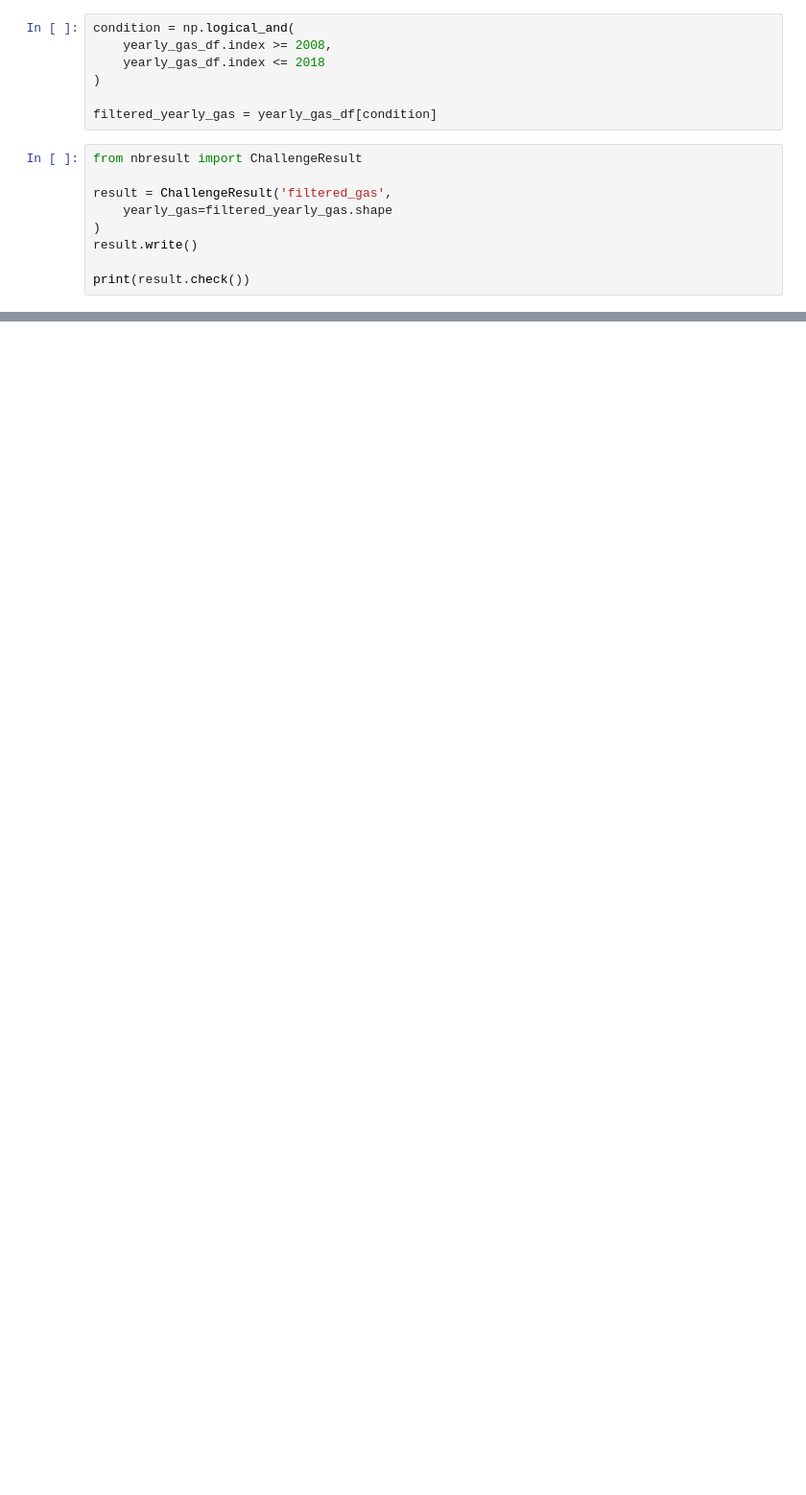
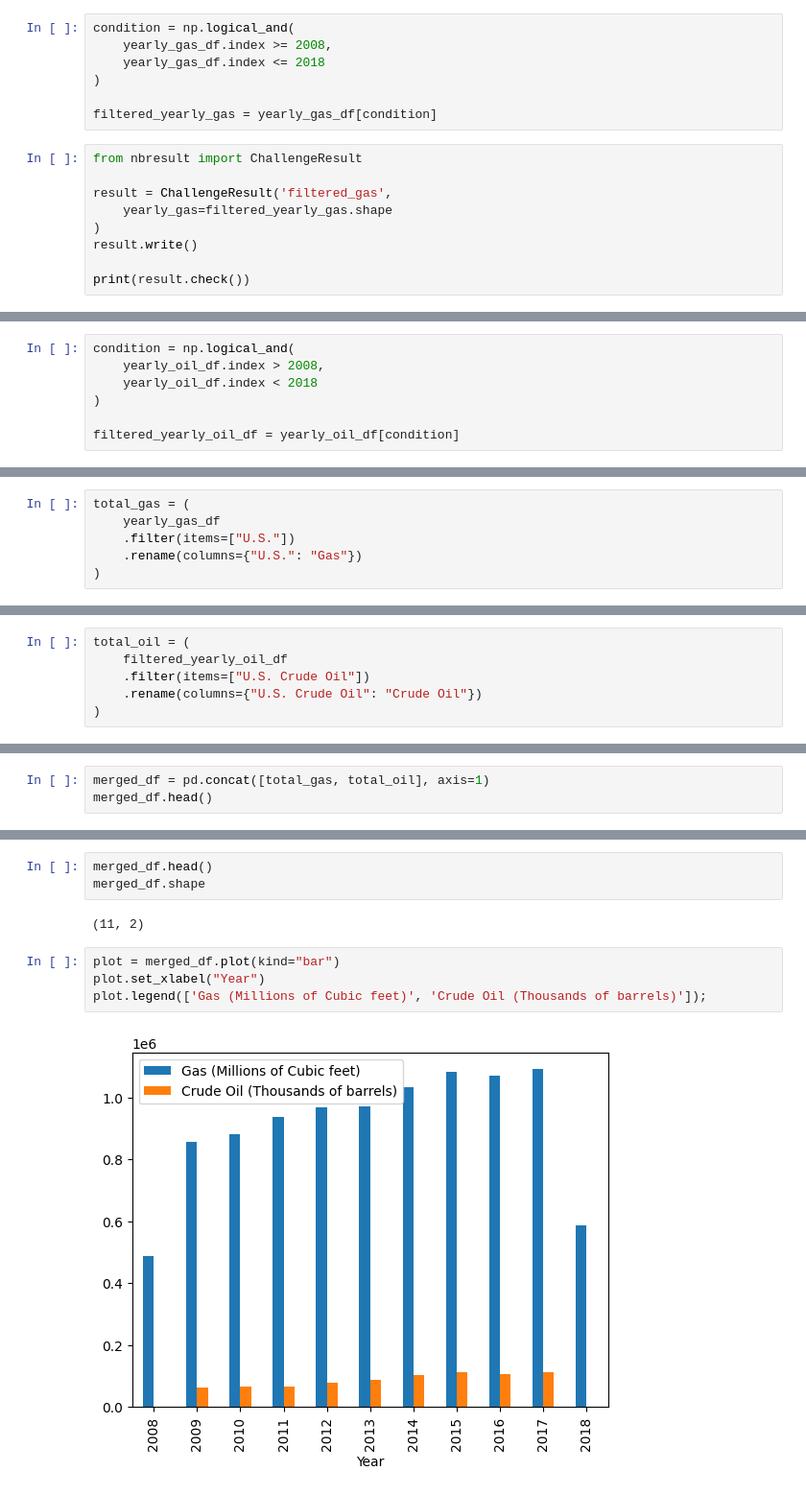
Before and after one commit to itsyeren/data-us-oil-and-gas-production, a Jupyter notebook: oil_and_gas.ipynb, the cells around one changed output, grey strips where cells are left out. Shown at 96% size. Drawn from its saved outputs; the diff is of its cells as text; blank space fills up the shorter version.

Commit message:
Merge oil and gas analysis

```diff
--- a/oil_and_gas.ipynb
+++ b/oil_and_gas.ipynb
@@ -141,0 +219,7 @@ print(result.check())
+# %%
+condition = np.logical_and(
+    yearly_oil_df.index > 2008,
+    yearly_oil_df.index < 2018
+)
+
+filtered_yearly_oil_df = yearly_oil_df[condition]
@@ -141,0 +241,6 @@ print(result.check())
+# %%
+total_gas = (
+    yearly_gas_df
+    .filter(items=["U.S."])
+    .rename(columns={"U.S.": "Gas"})
+)
@@ -141,0 +257,6 @@ print(result.check())
+# %%
+total_oil = (
+    filtered_yearly_oil_df
+    .filter(items=["U.S. Crude Oil"])
+    .rename(columns={"U.S. Crude Oil": "Crude Oil"})
+)
@@ -141,0 +273,3 @@ print(result.check())
+# %%
+merged_df = pd.concat([total_gas, total_oil], axis=1)
+merged_df.head()
@@ -141,0 +284,11 @@ print(result.check())
+# %%
+merged_df.head()
+merged_df.shape
+# %% [output]
+(11, 2)
+# %%
+plot = merged_df.plot(kind="bar")
+plot.set_xlabel("Year")
+plot.legend(['Gas (Millions of Cubic feet)', 'Crude Oil (Thousands of barrels)']);
+# %% [output]
+[figure, added]
```
Also changed, not shown: parts of 20 cells of this notebook, 2 other files.
